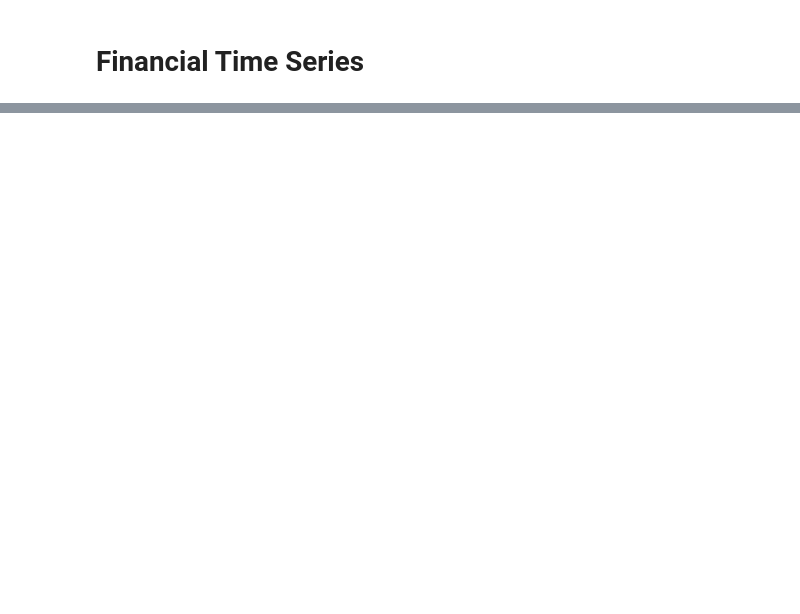
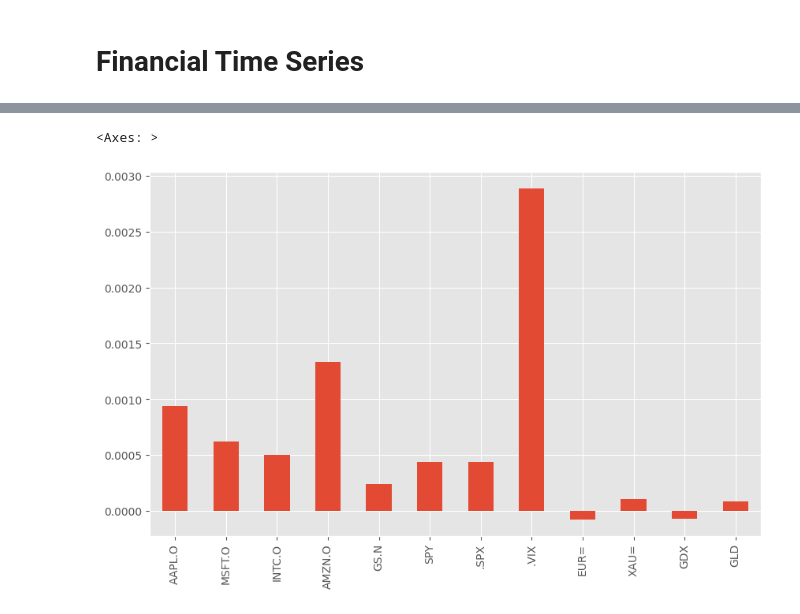
Before and after one commit to dkassin/python4finance, a Jupyter notebook: notebooks/08_financial_time_series.ipynb, the cells around one changed output, grey strips where cells are left out. Cells and saved outputs as stored; diff of their text form; code cells hidden in the pictures; blank space fills up the shorter version.

```diff
--- a/notebooks/08_financial_time_series.ipynb
+++ b/notebooks/08_financial_time_series.ipynb
@@ -26,0 +126,6 @@ FileNotFoundError: [Errno 2] No such file or directory: 'tr_eikon_eod_data.csv'
+# %%
+data.pct_change().round(3).head()
+data.pct_change().mean().plot(kind='bar', figsize=(10,6))
+# %% [output]
+<Axes: >
+[figure, added]
```
Also changed, not shown: parts of 31 cells of this notebook.
